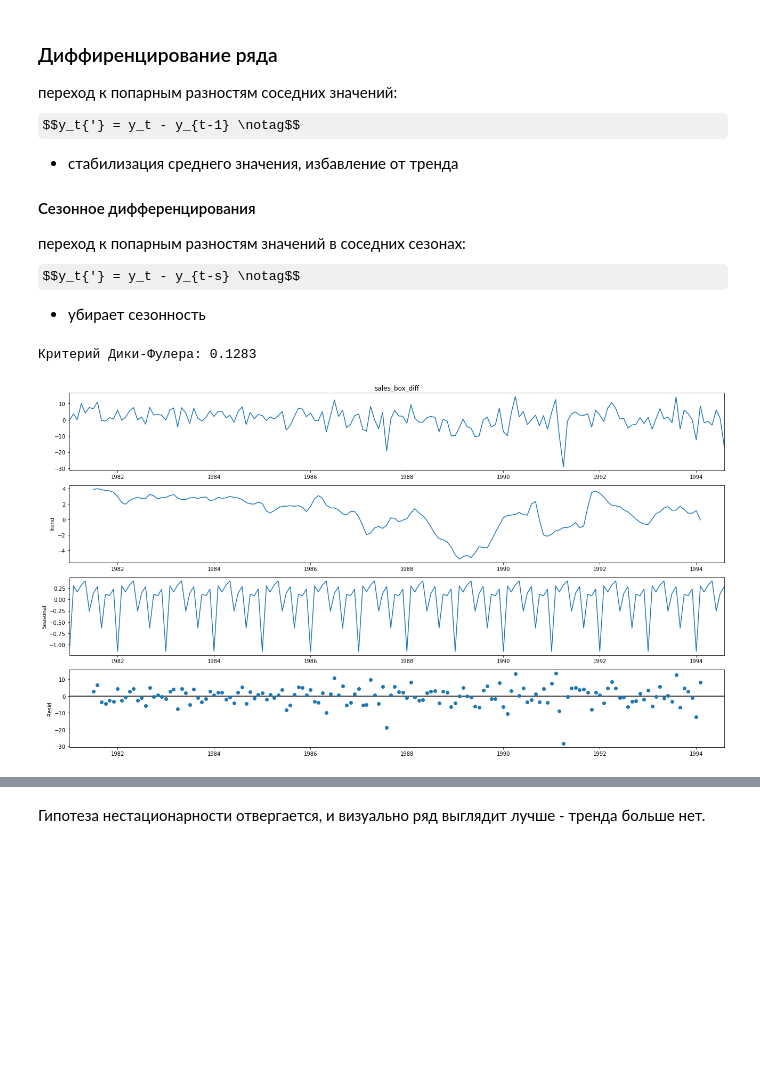
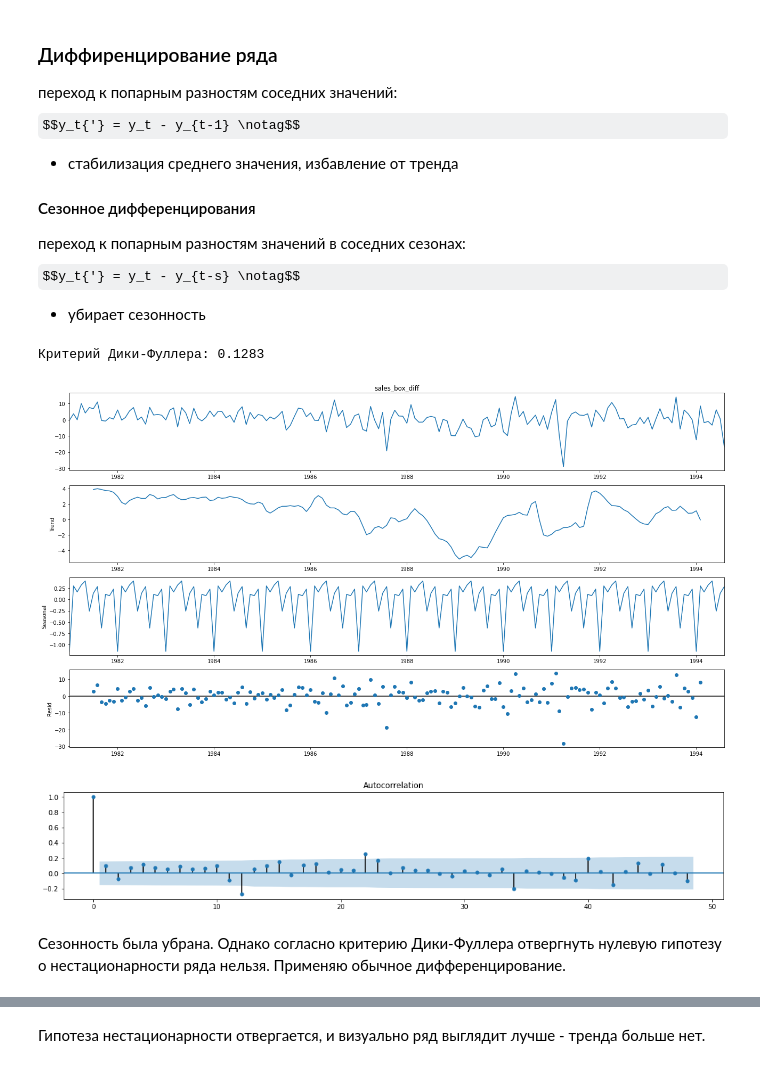
Before and after one commit to AtlanticP/ML, a Jupyter notebook: TSF.ipynb, the cells around one changed output, grey strips where cells are left out. Cells and saved outputs as stored; diff of their text form; code cells hidden in the pictures; some formulas as TeX source; blank space fills up the shorter version.

```diff
--- a/TSF.ipynb
+++ b/TSF.ipynb
@@ -107,13 +114,23 @@ $$y_t{'} = y_t - y_{t-1} \notag$$
 $$y_t{'} = y_t - y_{t-s} \notag$$
 - убирает сезонность
 # %%
+# убираем сезонность
 df['sales_box_diff'] = df.sales_box - df.sales_box.shift(12)
+rcParams['figure.figsize'] = 18, 10
 sm.tsa.seasonal_decompose(df.sales_box_diff[12:]).plot()
 DFC = sm.tsa.stattools.adfuller(df.sales_box_diff[12:])[1].round(4)
-txt = f'Критерий Дики-Фулера: {DFC}'
+txt = f'Критерий Дики-Фуллера: {DFC}'
 print(txt)
 plt.show()
 # %% [output]
-Критерий Дики-Фулера: 0.1283
+Критерий Дики-Фуллера: 0.1283
 [figure]
+# %%
+rcParams['figure.figsize'] = 18, 3
+sm.graphics.tsa.plot_acf(df.sales_box_diff.values[13:],lags=48)
+plt.show()
+# %% [output]
+[figure, added]
+# %% [markdown]
+Сезонность была убрана. Однако согласно критерию Дики-Фуллера отвергнуть нулевую гипотезу о нестационарности ряда нельзя. Применяю обычное дифференцирование.
 # %%
```
Also changed, not shown: parts of 19 cells of this notebook.
